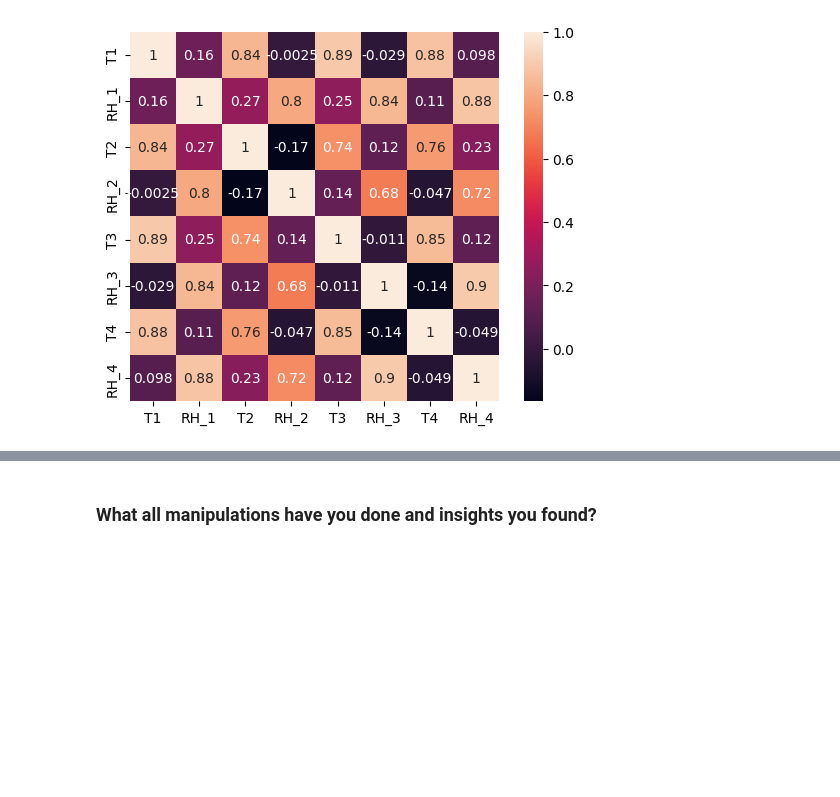
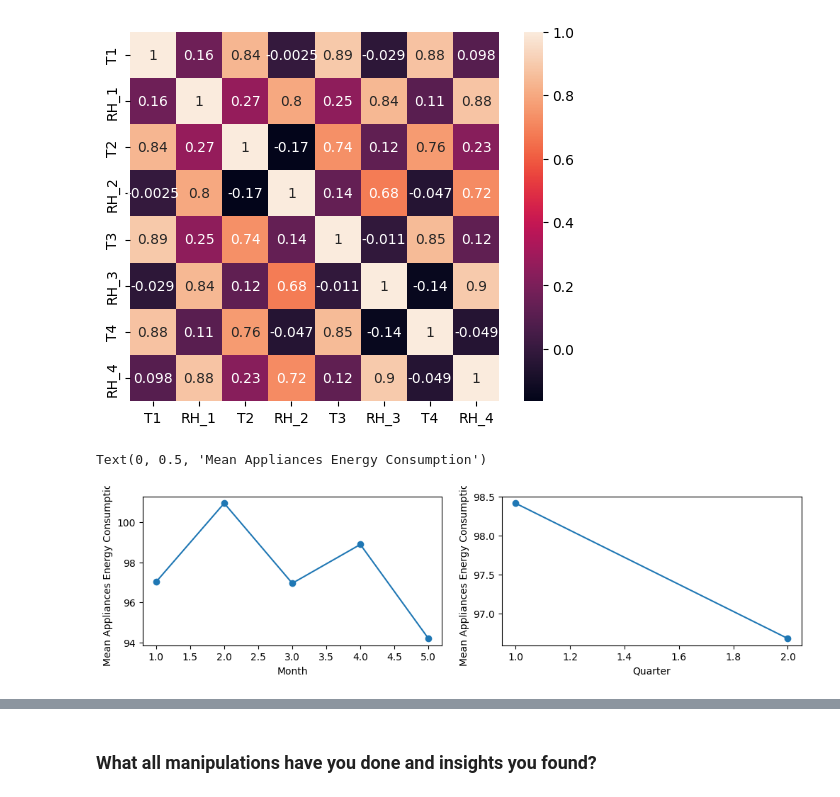
Before and after one commit to ruksz/EnergyPredictionML, a Jupyter notebook: ML_Capstone_Project_Appliance_Energy_Prediction_.ipynb, the cells around one changed output, grey strips where cells are left out. Saved outputs shown, nothing was run; the diff lists cells and outputs as text; code cells hidden in the pictures; blank space fills up the shorter version.

```diff
--- a/ML_Capstone_Project_Appliance_Energy_Prediction_.ipynb
+++ b/ML_Capstone_Project_Appliance_Energy_Prediction_.ipynb
@@ -348,3 +348,31 @@ selected_columns = ['T1', 'RH_1']
 # Dropping the rest columns that are not selected
 #dropped_columns = [col for col in app_data.columns if col not in selected_columns]
 #app_data = app_data.drop(dropped_columns, axis=1)
+# %%
+# Convert the date column to datetime format
+app_data['date'] = pd.to_datetime(app_data['date'])
+
+# Extract features to capture seasonal patterns
+app_data['month'] = app_data['date'].dt.month
+app_data['quarter'] = app_data['date'].dt.quarter
+
+# Apply trigonometric transformations
+app_data['month_sin'] = np.sin(2 * np.pi * app_data['month'] / 12)
+app_data['month_cos'] = np.cos(2 * np.pi * app_data['month'] / 12)
+app_data['quarter_sin'] = np.sin(2 * np.pi * app_data['quarter'] / 4)
+app_data['quarter_cos'] = np.cos(2 * np.pi * app_data['quarter'] / 4)
+# %%
+# Plot the original features
+plt.figure(figsize=(12, 6))
+plt.subplot(2, 2, 1)
+app_data.groupby('month')['Appliances_x'].mean().plot(marker='o')
+plt.xlabel('Month')
+plt.ylabel('Mean Appliances Energy Consumption')
+
+plt.subplot(2, 2, 2)
+app_data.groupby('quarter')['Appliances_x'].mean().plot(marker='o')
+plt.xlabel('Quarter')
+plt.ylabel('Mean Appliances Energy Consumption')
+# %% [output]
+Text(0, 0.5, 'Mean Appliances Energy Consumption')
+[figure, added]
```
Also changed, not shown: parts of 1 cell of this notebook.
